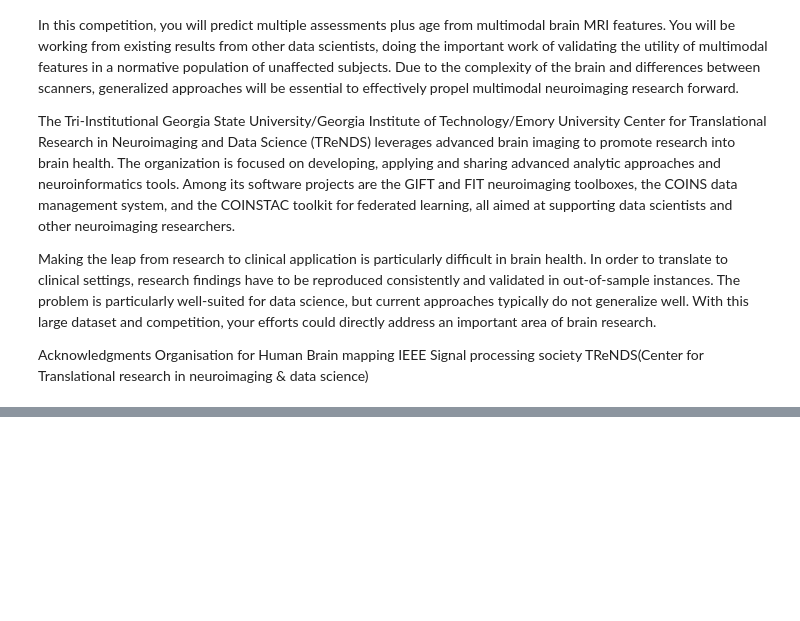
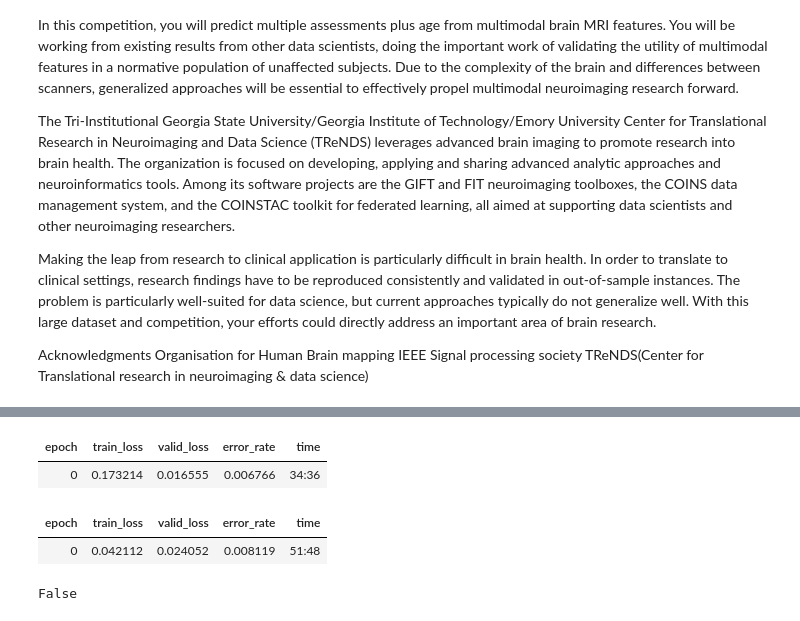
Before and after one commit to soloskyblueclouds/coding, a Jupyter notebook: Projects/Neuroimages/TReNDS_Neuroimaging_ipyb.ipynb, the cells around one changed output, grey strips where cells are left out. Drawn from its saved outputs; the diff is of its cells as text; code cells hidden in the pictures; blank space fills up the shorter version.

```diff
--- a/Projects/Neuroimages/TReNDS_Neuroimaging_ipyb.ipynb
+++ b/Projects/Neuroimages/TReNDS_Neuroimaging_ipyb.ipynb
@@ -23,0 +45,15 @@ ERROR: fastai[dev] is not a valid editable requirement. It should either be a pa
+# %%
+#id first_training
+#caption Results from the first training
+# CLICK ME
+from fastai.vision.all import *
+path = untar_data(URLs.PETS)/'images'
+
+def is_cat(x): return x[0].isupper()
+dls = ImageDataLoaders.from_name_func(
+    path, get_image_files(path), valid_pct=0.2, seed=42,
+    label_func=is_cat, item_tfms=Resize(224))
+
+learn = cnn_learner(dls, resnet34, metrics=error_rate)
+learn.fine_tune(1)
+# %% [output]
@@ -23,0 +62,9 @@ ERROR: fastai[dev] is not a valid editable requirement. It should either be a pa
+| epoch | train_loss | valid_loss | error_rate | time |
+| 0 | 0.173214 | 0.016555 | 0.006766 | 34:36 |
+| epoch | train_loss | valid_loss | error_rate | time |
+| 0 | 0.042112 | 0.024052 | 0.008119 | 51:48 |
+# %%
+import torch
+torch.cuda.is_available()
+# %% [output]
+False
```
Also changed, not shown: parts of 7 cells of this notebook, 3 other files.
